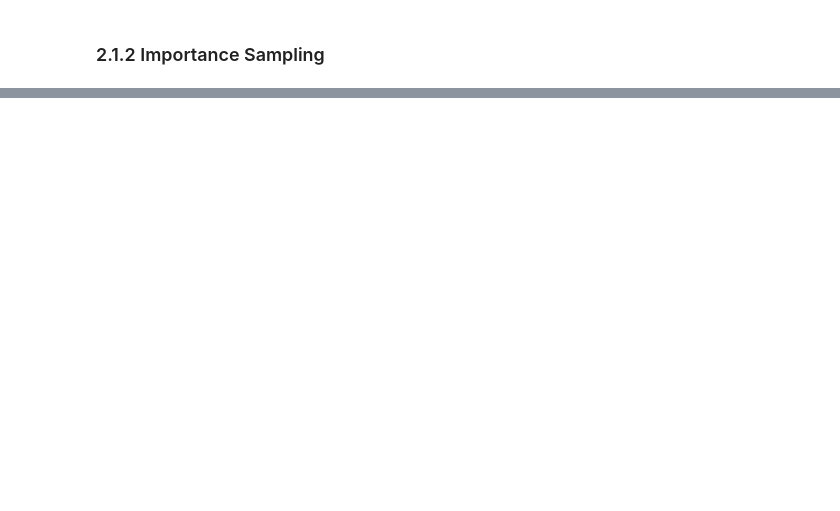
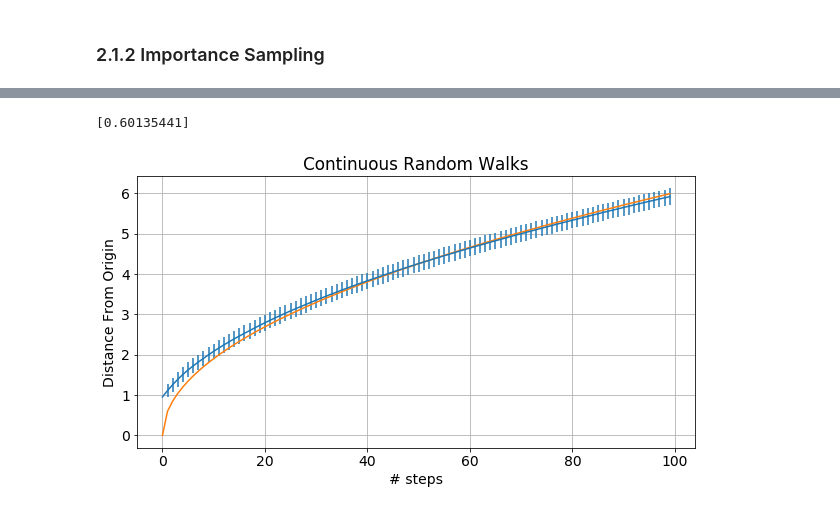
Before and after one commit to edoardodraetta/lsn_esercizi, a Jupyter notebook: esercizio_2/Esercizio_2.ipynb, the cells around one changed output, grey strips where cells are left out. Cells and saved outputs as stored; diff of their text form; code cells hidden in the pictures; blank space fills up the shorter version.

Commit message:
Random walks functional

```diff
--- a/esercizio_2/Esercizio_2.ipynb
+++ b/esercizio_2/Esercizio_2.ipynb
@@ -39,0 +71,25 @@ plt.plot(x, err)
+# %%
+datafile = "./rng/data/stats_2.2.2.dat"
+dist, err = np.loadtxt(datafile, usecols=(0,2), delimiter=' ', unpack='true')
+
+n_walks = 100
+n_steps = 10000
+
+x = np.arange(n_walks)
+plt.figure(figsize=(10, 5))
+plt.grid(True)
+plt.errorbar(x, dist, yerr=err)
+
+p_opt, p_cov = curve_fit(f, x, dist, bounds=(-5,5))
+y_fit = f(x,p_opt)
+plt.plot(x,y_fit) # plotting fitted function
+print(p_opt)
+
+plt.xlabel('# steps')
+plt.ylabel('Distance From Origin')
+plt.title('Continuous Random Walks')
+plt.savefig('./figures/2.2.2.png')
+plt.show()
+# %% [output]
+[0.60135441]
+[figure, added]
```
Also changed, not shown: parts of 3 cells of this notebook, 8 other files.
